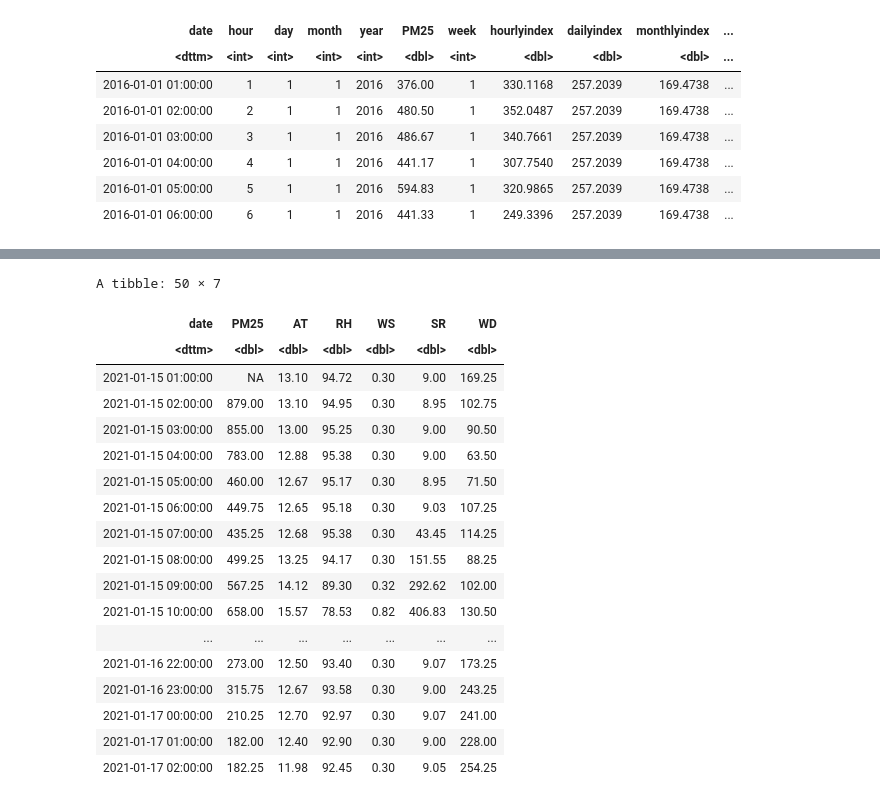
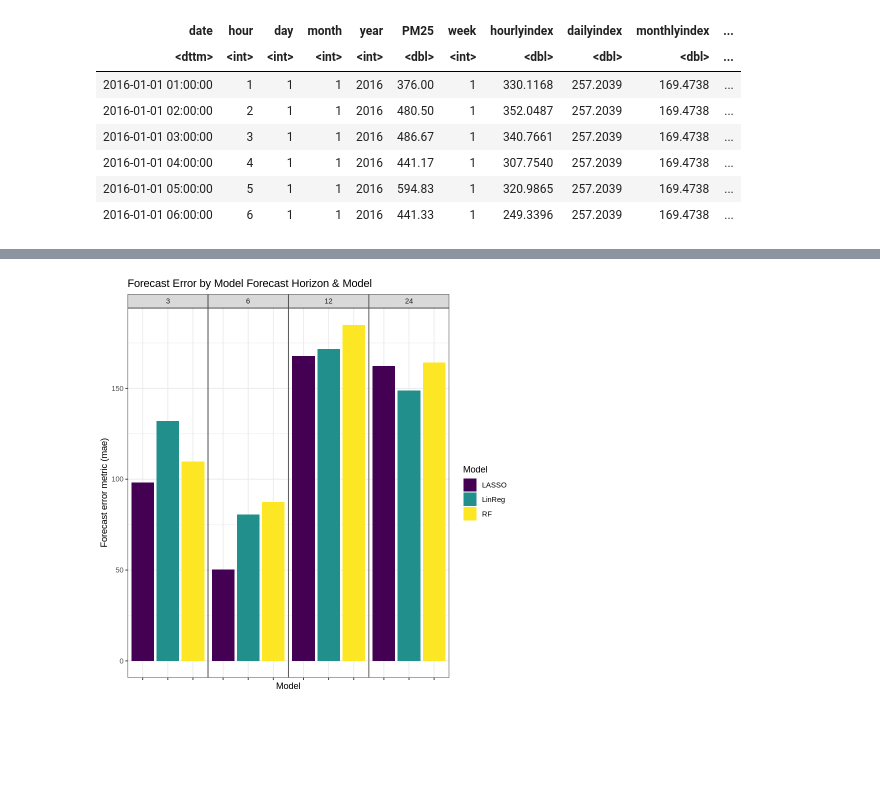
Before and after one commit to adeel1997/AQ_Forecasting, a Jupyter notebook: Multi_step_forecast_ML_Forecast.ipynb, the cells around one changed output, grey strips where cells are left out. Drawn from its saved outputs; the diff is of its cells as text; code cells hidden in the pictures; blank space fills up the shorter version.

```diff
--- a/Multi_step_forecast_ML_Forecast.ipynb
+++ b/Multi_step_forecast_ML_Forecast.ipynb
@@ -469,0 +399,14 @@ plot(data_results, type = "residual", horizons = c(1, 6, 12,24))
+# %%
+## Prediction function for LASSO
+prediction_function_LASSO <- function(model, data_features) {
+  if (length(model$constant_features) > 1) {
+    # 'model' was passed as a list.
+    data_features <- data_features[, -c(model$constant_features)]
+  }
+
+  # data_features <- data_features[complete.cases(data_features), ]
+  x <- as.matrix(data_features, ncol = ncol(data_features))
+  data_pred <-
+    data.frame("y_pred" = predict(model$model, x))
+  return(data_pred)
+}
@@ -486,17 +475,17 @@ horizons <- c(1, 3, 6, 12,24)
 lookback <- c(1:6,12, 24,48)
 
 data_forecast_list <- forecastML::create_lagged_df(data_train,
-                                                   outcome_col = 3,
+                                                   outcome_col = 1,
                                                    type = "forecast",
                                                    horizons = horizons,
                                                    lookback=lookback,
                                                    date = dates[1:nrow(data_train)],
                                                    frequency = "1 hour",
-                                                   dynamic_features = c("year","hourlyindex", "dailyindex", "monthlyindex", "weeklyindex","date"), ## dynamic features of index
+                                                   dynamic_features = c("hourlyindex", "dailyindex", "monthlyindex", "weeklyindex"), ## dynamic features of index
 
                                                    )
 # %%
-dynamic_features <- c("hourlyindex", "dailyindex", "monthlyindex", "weeklyindex","date")
+dynamic_features <- c("hourlyindex", "dailyindex", "monthlyindex", "weeklyindex")
 ## This merge data is created to merge indexes and we are removing unnecessary columns
 merge_data <- hourly_df%>%ungroup(date)%>%select(-c(date,year,PM25))
 for (i in seq_along(data_forecast_list)) {
@@ -509,7 +498,7 @@ for (i in seq_along(data_forecast_list)) {
     month = month(date),
     year = year(date)) %>%select(-dynamic_features)%>% ## First we need to remove these existing features
     left_join(merge_data,by=c("hour","day","week","month"))%>% ## Now we adding these features back using merge data frame
-    select(-c("hour","day","week","month"))%>%distinct()
+    select(-c("hour","day","week","month","year","date"))%>%distinct()
 
 }
 rm(merge_data)
@@ -517,4 +515,5 @@ tail(data_forecast_list$horizon_1)
 # %%
-data_forecast <- predict(model_results_LinReg, model_results_RF,  # ... supports any number of ML models.
-                         prediction_function = list(prediction_function, prediction_function),
+## Now we see the forecast on forecast data list
+data_forecast <- predict(model_results_LinReg,model_results_LASSO, model_results_RF,  # ... supports any number of ML models.
+                         prediction_function = list(prediction_function,prediction_function_LASSO, prediction_function),
                          data = data_forecast_list)
@@ -529,6 +528,9 @@ plot(data_forecast,
 # %%
-data_error <- forecastML::return_error(data_forecast,
+## Testing the model results on the forecast
+data_error_forecast <- forecastML::return_error(data_forecast,
                                        data_test = data_test,
                                        test_indices = dates[(nrow(data_train) + 2):length(dates)])
-
-plot(data_error, facet = ~ horizon, type = "horizon")
+## Plotting the error
+plot(data_error_forecast, facet = ~ horizon, type = "horizon")
+# %% [output]
+[figure, added]
@@ -539,22 +536,0 @@ plot(data_results, type = "prediction", horizons = c(1, 6, 12))
-# %%
-head(df %>% filter(date >ymd("2021-01-15")),50)
-# %% [output]
-A tibble: 50 × 7
-| date | PM25 | AT | RH | WS | SR | WD |
-| <dttm> | <dbl> | <dbl> | <dbl> | <dbl> | <dbl> | <dbl> |
-| 2021-01-15 01:00:00 | NA | 13.10 | 94.72 | 0.30 | 9.00 | 169.25 |
-| 2021-01-15 02:00:00 | 879.00 | 13.10 | 94.95 | 0.30 | 8.95 | 102.75 |
-| 2021-01-15 03:00:00 | 855.00 | 13.00 | 95.25 | 0.30 | 9.00 | 90.50 |
-| 2021-01-15 04:00:00 | 783.00 | 12.88 | 95.38 | 0.30 | 9.00 | 63.50 |
-| 2021-01-15 05:00:00 | 460.00 | 12.67 | 95.17 | 0.30 | 8.95 | 71.50 |
-| 2021-01-15 06:00:00 | 449.75 | 12.65 | 95.18 | 0.30 | 9.03 | 107.25 |
-| 2021-01-15 07:00:00 | 435.25 | 12.68 | 95.38 | 0.30 | 43.45 | 114.25 |
-| 2021-01-15 08:00:00 | 499.25 | 13.25 | 94.17 | 0.30 | 151.55 | 88.25 |
-| 2021-01-15 09:00:00 | 567.25 | 14.12 | 89.30 | 0.32 | 292.62 | 102.00 |
-| 2021-01-15 10:00:00 | 658.00 | 15.57 | 78.53 | 0.82 | 406.83 | 130.50 |
-| ... | ... | ... | ... | ... | ... | ... |
-| 2021-01-16 22:00:00 | 273.00 | 12.50 | 93.40 | 0.30 | 9.07 | 173.25 |
-| 2021-01-16 23:00:00 | 315.75 | 12.67 | 93.58 | 0.30 | 9.00 | 243.25 |
-| 2021-01-17 00:00:00 | 210.25 | 12.70 | 92.97 | 0.30 | 9.07 | 241.00 |
-| 2021-01-17 01:00:00 | 182.00 | 12.40 | 92.90 | 0.30 | 9.00 | 228.00 |
-| 2021-01-17 02:00:00 | 182.25 | 11.98 | 92.45 | 0.30 | 9.05 | 254.25 |
```
Also changed, not shown: parts of 38 cells of this notebook, 2 other files.
